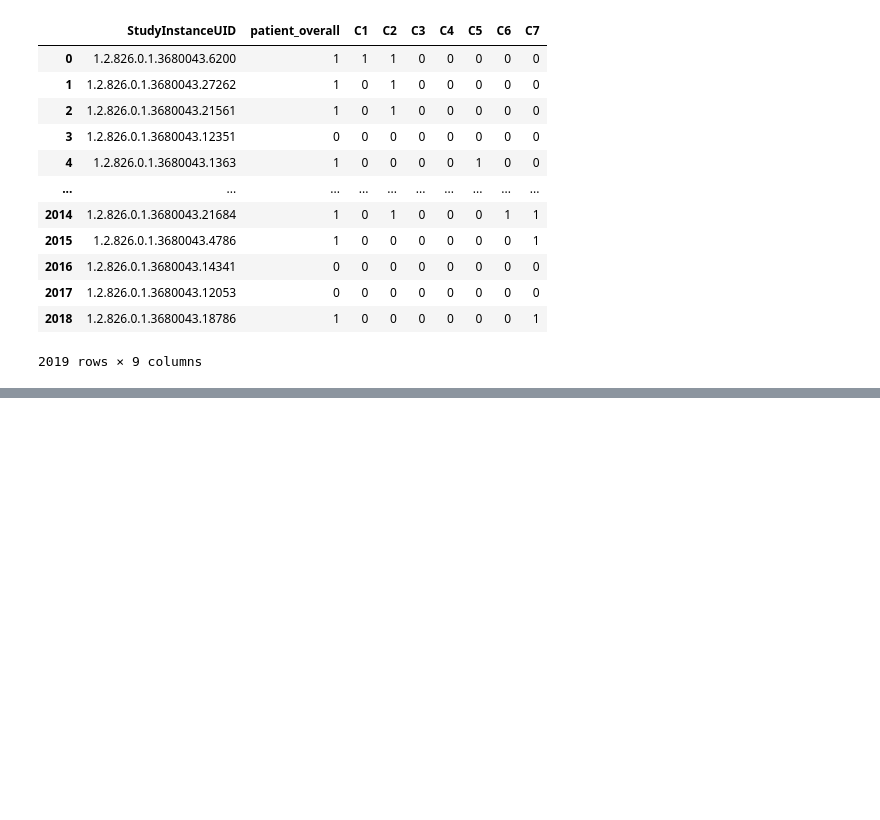
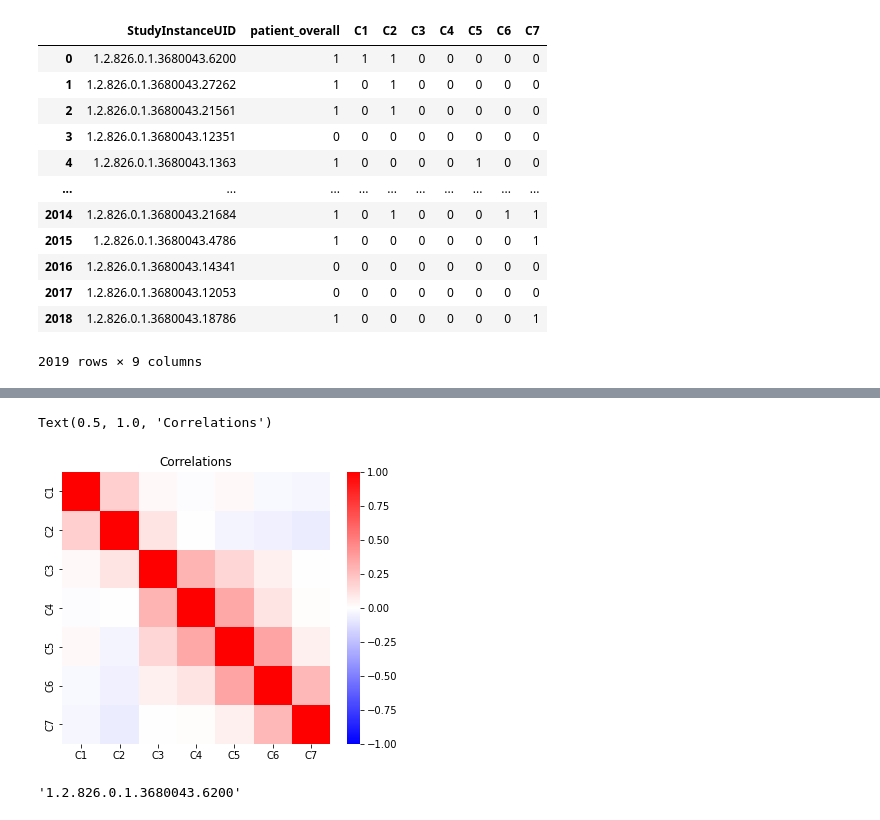
Before and after one commit to Donghee4/kaggle_ml, a Jupyter notebook: RSNA 2022 CSF detection/Untitled.ipynb, the cells around one changed output, grey strips where cells are left out. Saved outputs shown, nothing was run; the diff lists cells and outputs as text; code cells hidden in the pictures; blank space fills up the shorter version.

```diff
--- a/RSNA 2022 CSF detection/Untitled.ipynb
+++ b/RSNA 2022 CSF detection/Untitled.ipynb
@@ -98,0 +135,13 @@ sns.countplot(data=train_df, x="patient_overall")
+# %%
+# Heatmap of correlations
+plt.figure(figsize=(6,5))
+sns.heatmap(train_df[['C1','C2','C3','C4','C5','C6','C7']].corr(), cmap='bwr', vmin=-1, vmax=1)
+plt.title('Correlations')
+# %% [output]
+Text(0.5, 1.0, 'Correlations')
+[figure, added]
+# %%
+# Example
+train_df['StudyInstanceUID'][0]
+# %% [output]
+'1.2.826.0.1.3680043.6200'
```
Also changed, not shown: parts of 12 cells of this notebook.
